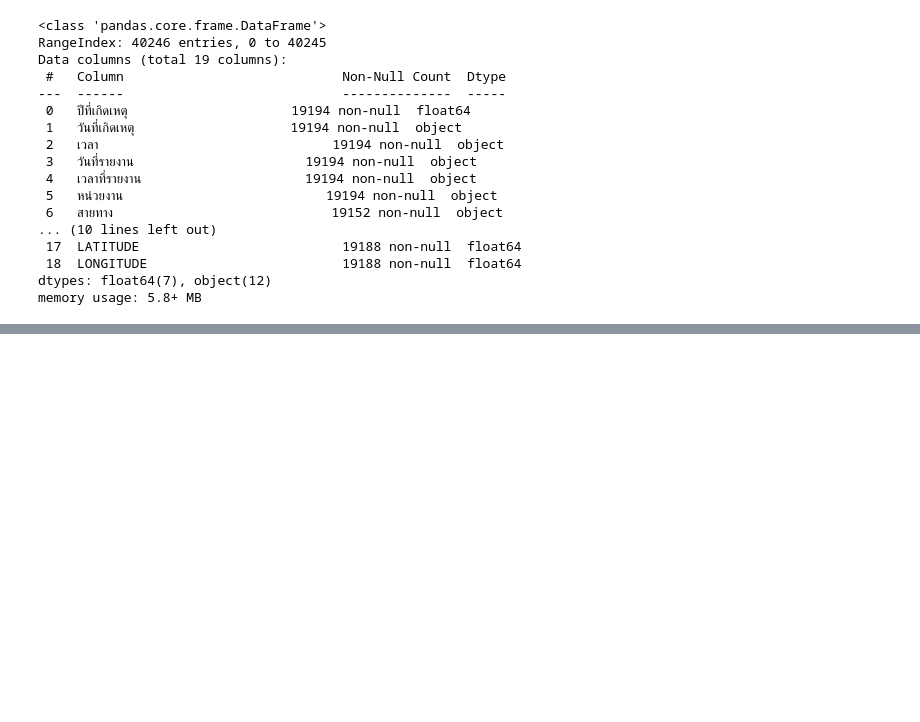
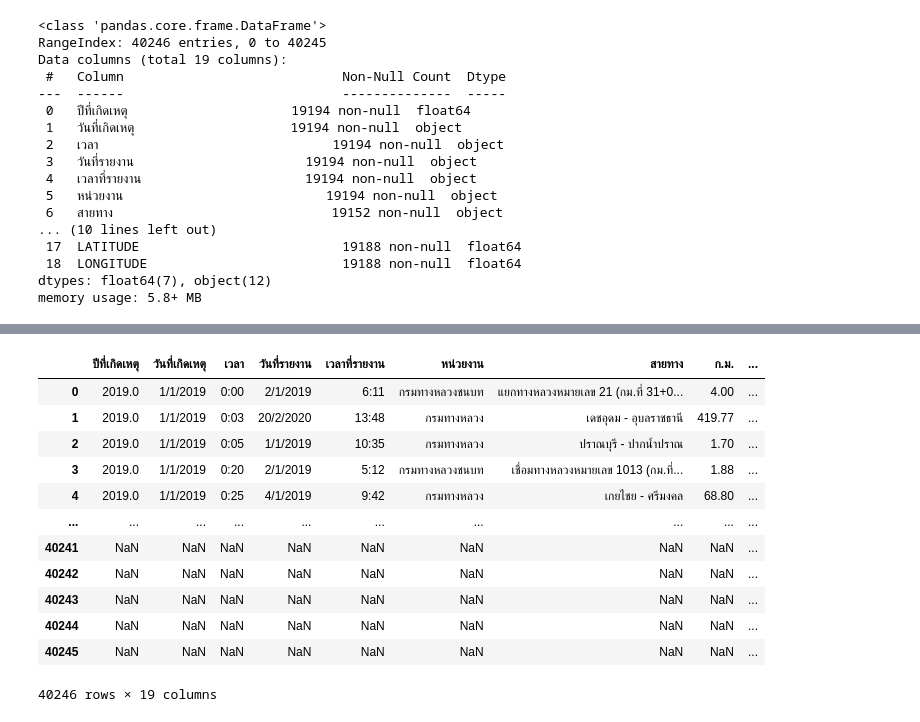
Before and after one commit to VannisaLaowongkot/Road-Accident-Risk-Prediction-Project, a Jupyter notebook: Accidents.ipynb, the cells around one changed output, grey strips where cells are left out. Cells and saved outputs as stored; diff of their text form; code cells hidden in the pictures; blank space fills up the shorter version.

```diff
--- a/Accidents.ipynb
+++ b/Accidents.ipynb
@@ -68,0 +87,16 @@ Working data: (40246, 19)
+# %%
+df.head(40246)
+# %% [output]
+|  | ปีที่เกิดเหตุ | วันที่เกิดเหตุ | เวลา | วันที่รายงาน | เวลาที่รายงาน | หน่วยงาน | สายทาง | ก.ม. | ... |
+| 0 | 2019.0 | 1/1/2019 | 0:00 | 2/1/2019 | 6:11 | กรมทางหลวงชนบท | แยกทางหลวงหมายเลข 21 (กม.ที่ 31+0... | 4.00 | ... |
+| 1 | 2019.0 | 1/1/2019 | 0:03 | 20/2/2020 | 13:48 | กรมทางหลวง | เดชอุดม - อุบลราชธานี | 419.77 | ... |
+| 2 | 2019.0 | 1/1/2019 | 0:05 | 1/1/2019 | 10:35 | กรมทางหลวง | ปราณบุรี - ปากน้ำปราณ | 1.70 | ... |
+| 3 | 2019.0 | 1/1/2019 | 0:20 | 2/1/2019 | 5:12 | กรมทางหลวงชนบท | เชื่อมทางหลวงหมายเลข 1013 (กม.ที่... | 1.88 | ... |
+| 4 | 2019.0 | 1/1/2019 | 0:25 | 4/1/2019 | 9:42 | กรมทางหลวง | เกยไชย - ศรีมงคล | 68.80 | ... |
+| ... | ... | ... | ... | ... | ... | ... | ... | ... | ... |
+| 40241 | NaN | NaN | NaN | NaN | NaN | NaN | NaN | NaN | ... |
+| 40242 | NaN | NaN | NaN | NaN | NaN | NaN | NaN | NaN | ... |
+| 40243 | NaN | NaN | NaN | NaN | NaN | NaN | NaN | NaN | ... |
+| 40244 | NaN | NaN | NaN | NaN | NaN | NaN | NaN | NaN | ... |
+| 40245 | NaN | NaN | NaN | NaN | NaN | NaN | NaN | NaN | ... |
+40246 rows × 19 columns
```
Also changed, not shown: parts of 4 cells of this notebook.
